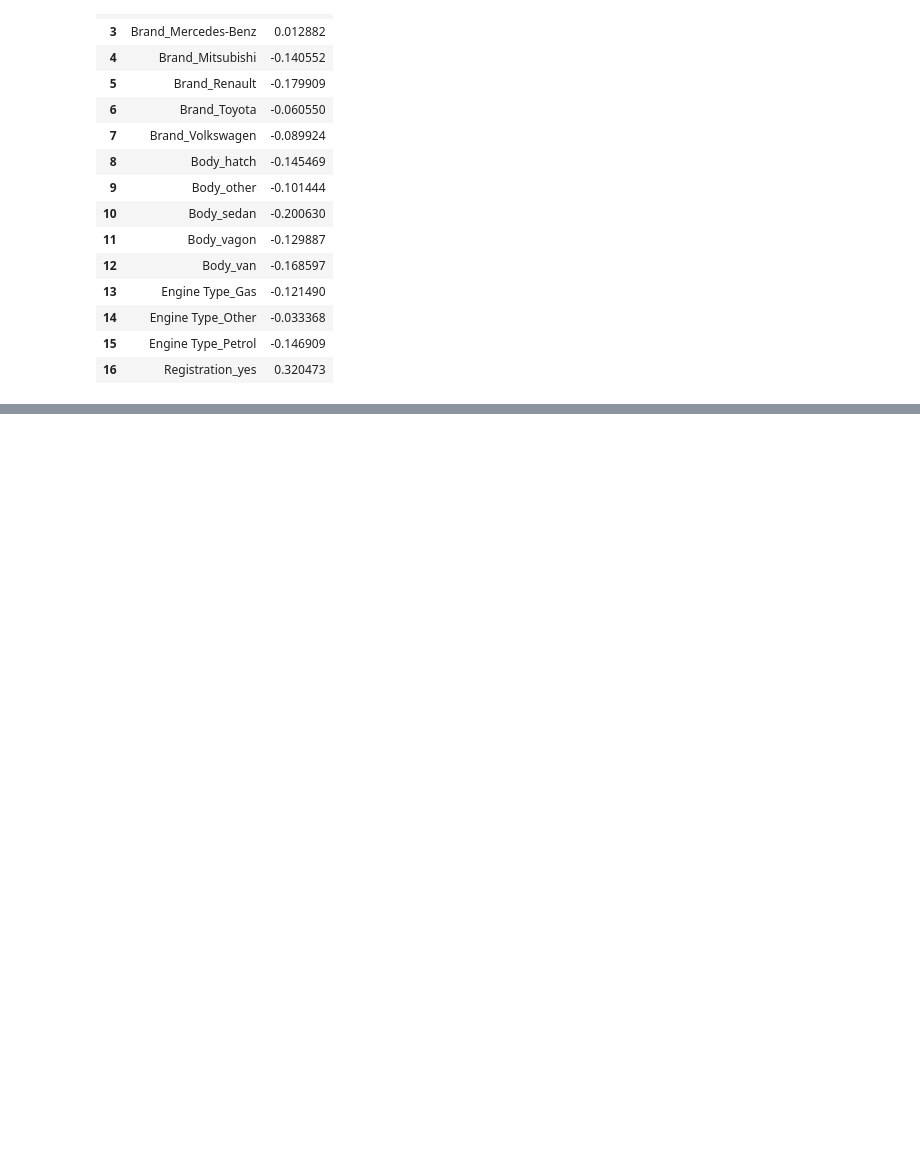
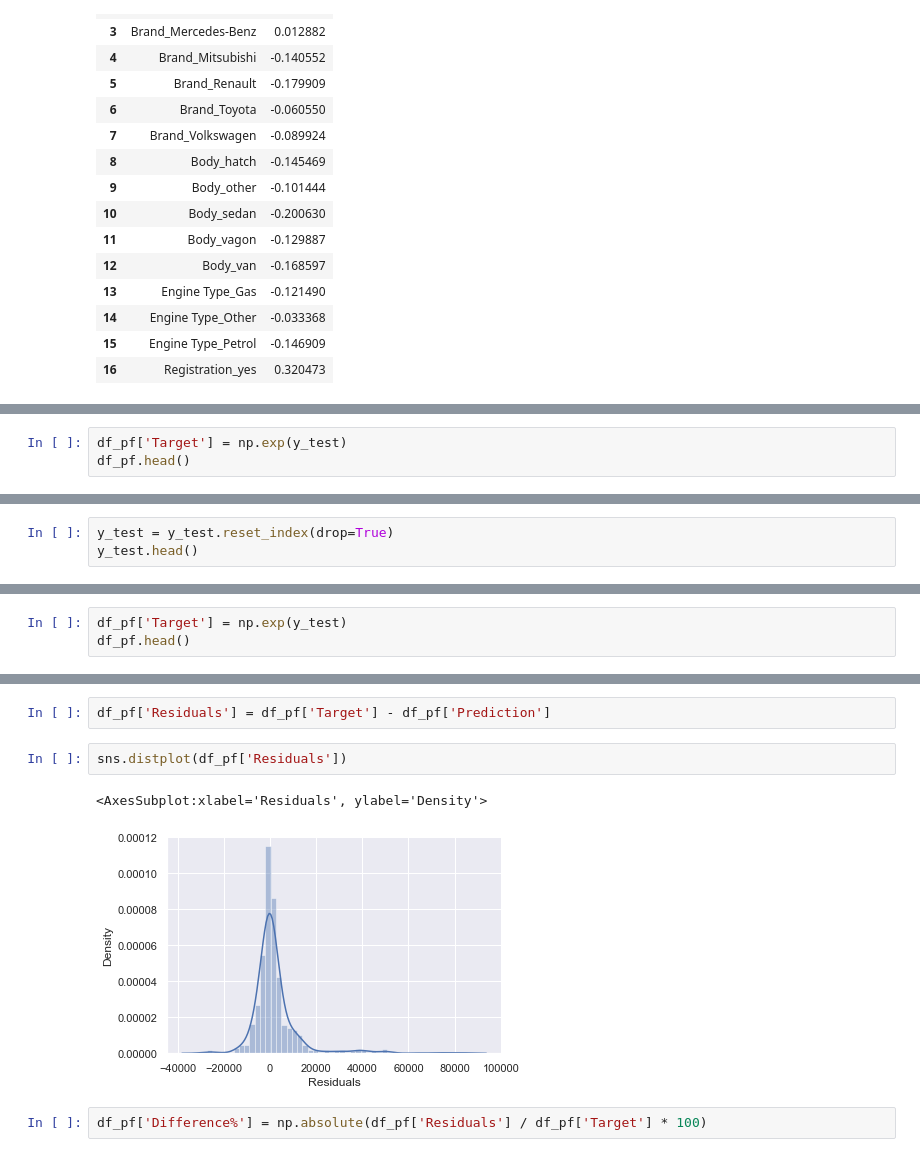
Before and after one commit to ShayanJul/DataScience, a Jupyter notebook: practical example linear regression.ipynb, the cells around one changed output, grey strips where cells are left out. Cells and saved outputs as stored; diff of their text form; blank space fills up the shorter version.

```diff
--- a/practical example linear regression.ipynb
+++ b/practical example linear regression.ipynb
@@ -396,0 +420,3 @@ reg_summary
+# %%
+df_pf['Target'] = np.exp(y_test)
+df_pf.head()
@@ -396,0 +430,3 @@ reg_summary
+# %%
+y_test = y_test.reset_index(drop=True)
+y_test.head()
@@ -396,0 +440,3 @@ reg_summary
+# %%
+df_pf['Target'] = np.exp(y_test)
+df_pf.head()
@@ -396,0 +450,9 @@ reg_summary
+# %%
+df_pf['Residuals'] = df_pf['Target'] - df_pf['Prediction']
+# %%
+sns.distplot(df_pf['Residuals'])
+# %% [output]
+<AxesSubplot:xlabel='Residuals', ylabel='Density'>
+[figure, added]
+# %%
+df_pf['Difference%'] = np.absolute(df_pf['Residuals'] / df_pf['Target'] * 100)
```
Also changed, not shown: parts of 9 cells of this notebook.
